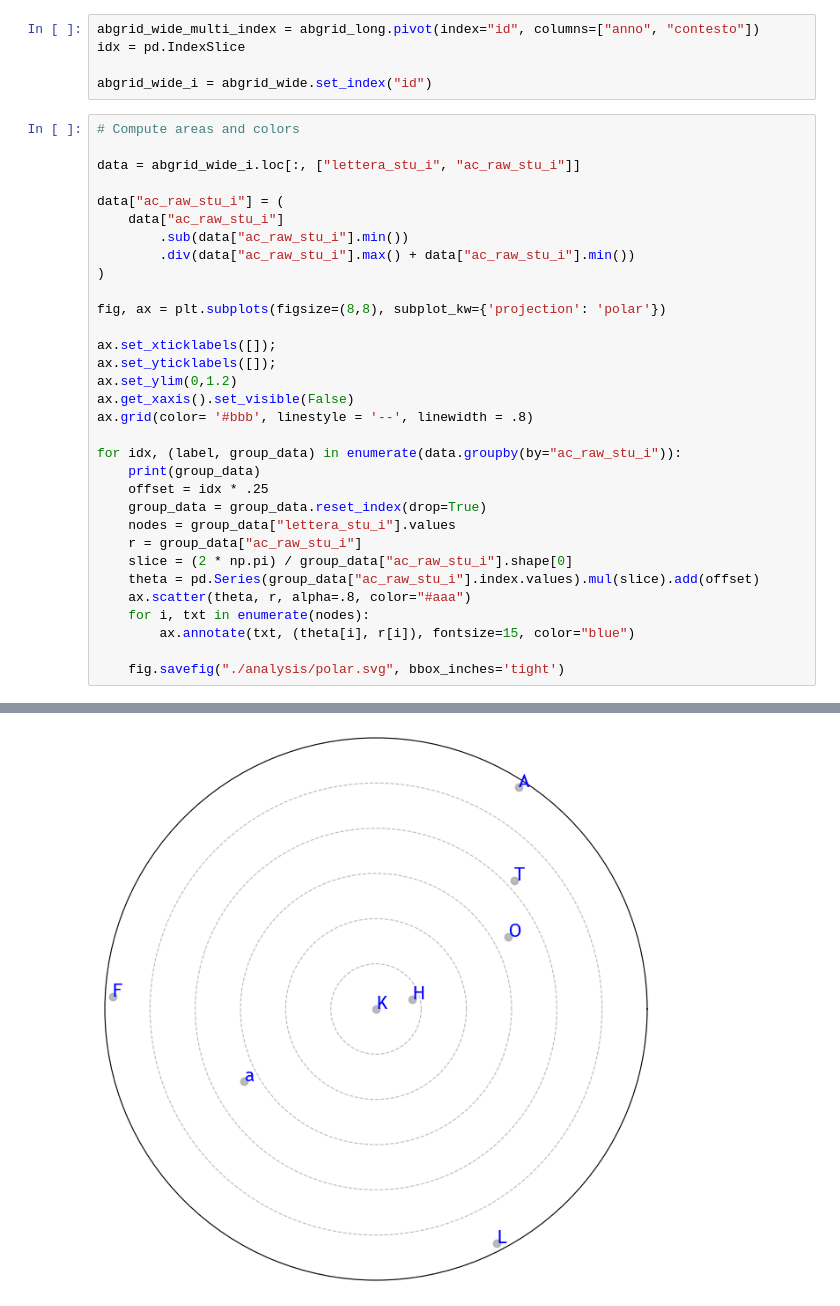
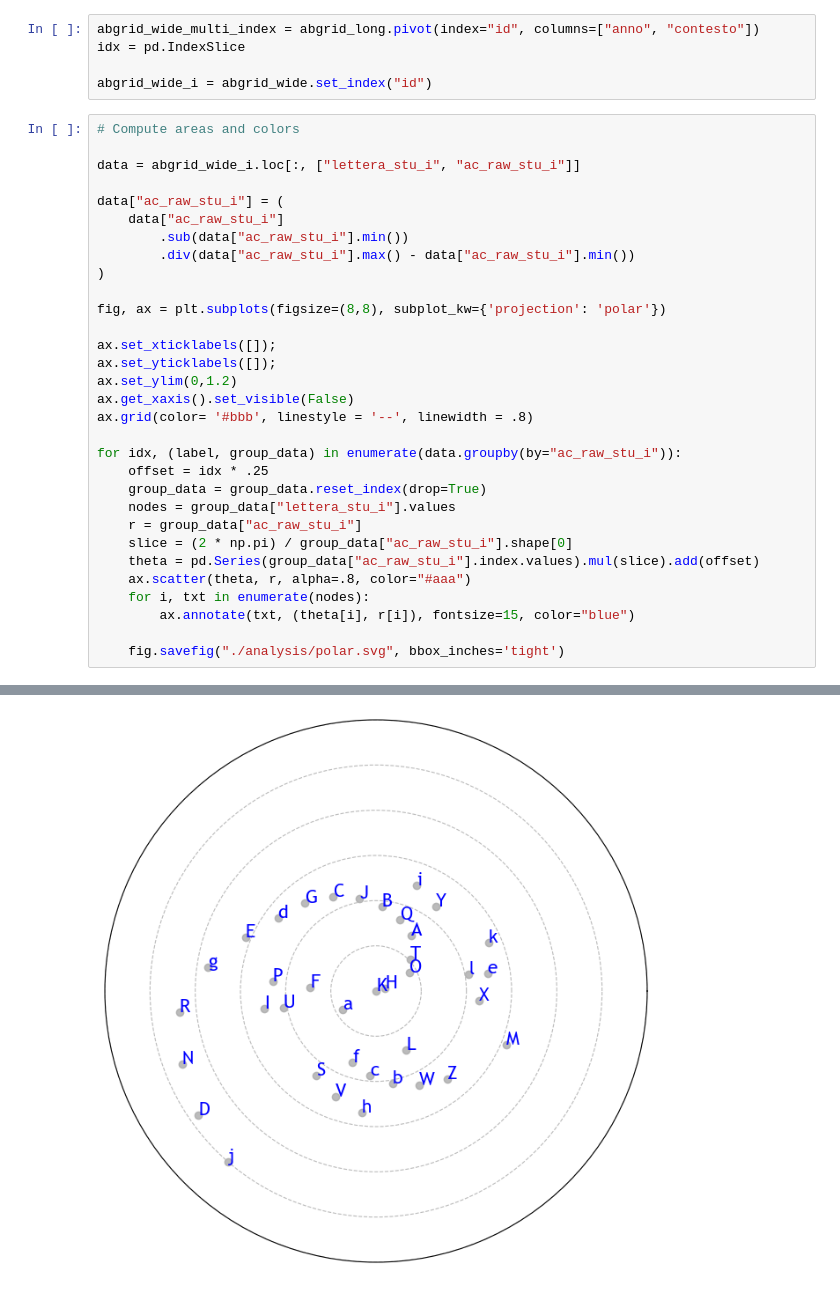
Before and after one commit to alkaest2002/abgrid, a Jupyter notebook: ipython/eda.ipynb, the cells around one changed output, grey strips where cells are left out. Drawn from its saved outputs; the diff is of its cells as text.

```diff
--- a/ipython/eda.ipynb
+++ b/ipython/eda.ipynb
@@ -77,7 +77,7 @@ data = abgrid_wide_i.loc[:, ["lettera_stu_i", "ac_raw_stu_i"]]
 data["ac_raw_stu_i"] = (
     data["ac_raw_stu_i"]
         .sub(data["ac_raw_stu_i"].min())
-        .div(data["ac_raw_stu_i"].max() + data["ac_raw_stu_i"].min())
+        .div(data["ac_raw_stu_i"].max() - data["ac_raw_stu_i"].min())
 )
 
 fig, ax = plt.subplots(figsize=(8,8), subplot_kw={'projection': 'polar'})
@@ -89,7 +89,6 @@ ax.get_xaxis().set_visible(False)
 ax.grid(color= '#bbb', linestyle = '--', linewidth = .8)
 
 for idx, (label, group_data) in enumerate(data.groupby(by="ac_raw_stu_i")):
-    print(group_data)
     offset = idx * .25
     group_data = group_data.reset_index(drop=True)
     nodes = group_data["lettera_stu_i"].values
@@ -122 +104 @@ telari leonardo             j           4.0
-[figure, old version]
+[figure, new version]
```
Also changed, not shown: parts of 1 cell of this notebook.
